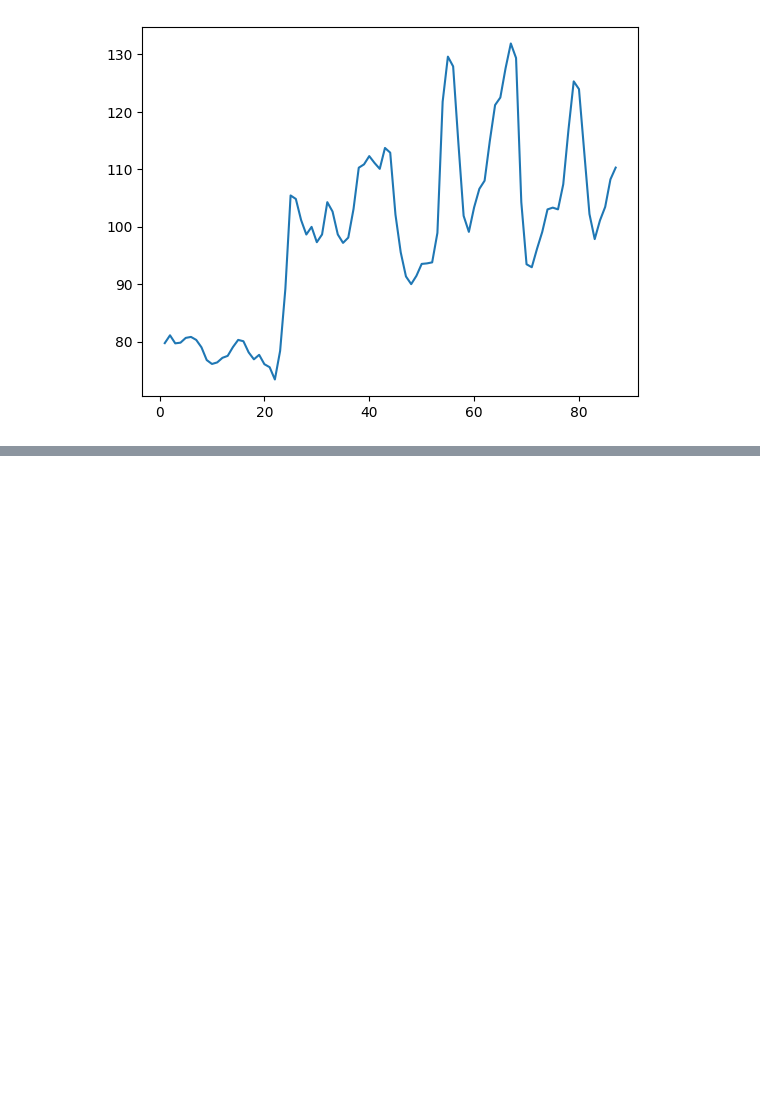
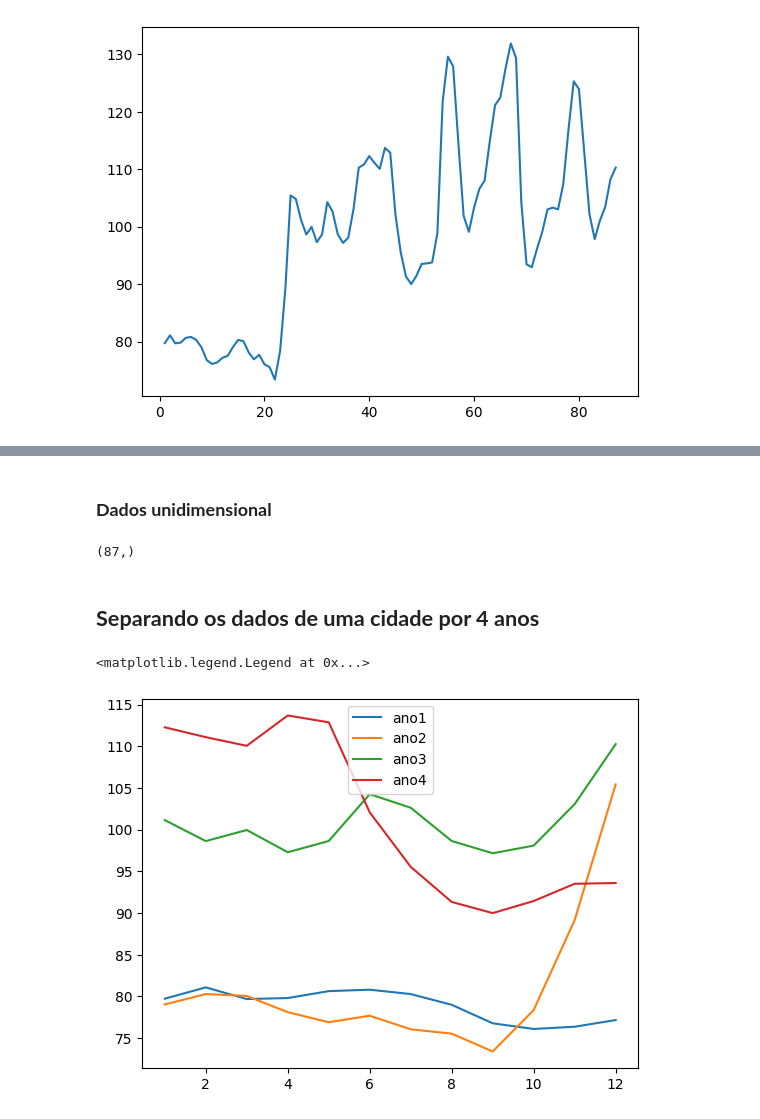
Before and after one commit to RVictorCruz/Python-Numpy, a Jupyter notebook: Python_Numpy.ipynb, the cells around one changed output, grey strips where cells are left out. Saved outputs shown, nothing was run; the diff lists cells and outputs as text; code cells hidden in the pictures; blank space fills up the shorter version.

```diff
--- a/Python_Numpy.ipynb
+++ b/Python_Numpy.ipynb
@@ -99,6 +119,28 @@ plt.plot(datas, precos[:,0])
 # %%
-Moscou = precos[:,0]
+Moscow = precos[:,0]
 Kaliningrad = precos[:,1]
 Petersburg = precos[:,2]
 Krasnodar = precos[:,3]
 Ekaterinburg = precos[:,4]
+# %% [markdown]
+### **Dados unidimensional**
+# %%
+Moscow.shape
+# %% [output]
+(87,)
+# %% [markdown]
+## **Separando os dados de uma cidade por 4 anos**
+# %%
+Moscow_ano1 = Moscow[0:12]
+Moscow_ano2 = Moscow[13:25]
+Moscow_ano3 = Moscow[26:38]
+Moscow_ano4 = Moscow[39:51]
+# %%
+plt.plot(np.arange(1,13,1), Moscow_ano1)
+plt.plot(np.arange(1,13,1), Moscow_ano2)
+plt.plot(np.arange(1,13,1), Moscow_ano3)
+plt.plot(np.arange(1,13,1), Moscow_ano4)
+plt.legend(['ano1', 'ano2', 'ano3', 'ano4'])
+# %% [output]
+<matplotlib.legend.Legend at 0x...>
+[figure, added]
```
Also changed, not shown: parts of 66 cells of this notebook.
